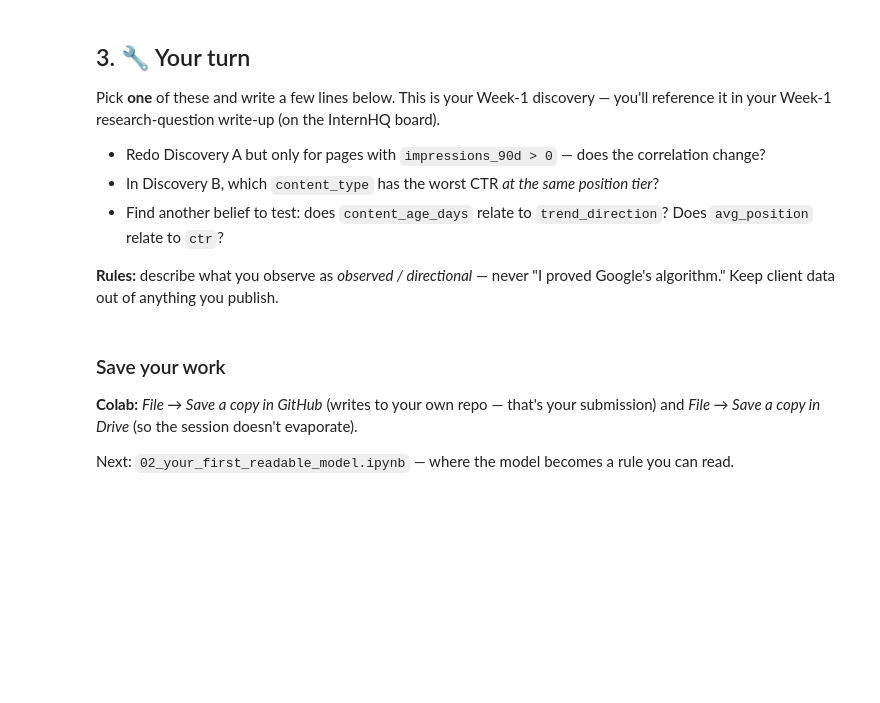
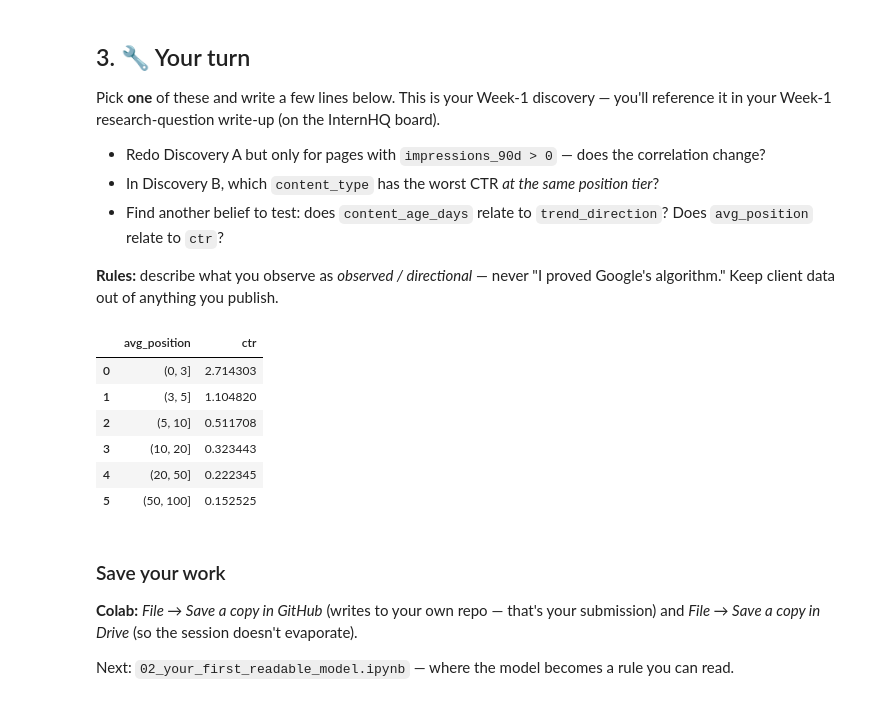
Before and after one commit to anilchary225/flyrank-ml-internship, a Jupyter notebook: notebooks/01_first_look_and_discovery.ipynb, the cells around one changed output. Saved outputs shown, nothing was run; the diff lists cells and outputs as text; code cells hidden in the pictures; blank space fills up the shorter version.

```diff
--- a/notebooks/01_first_look_and_discovery.ipynb
+++ b/notebooks/01_first_look_and_discovery.ipynb
@@ -101,0 +156,19 @@ Pick **one** of these and write a few lines below. This is your Week-1 discovery
+# %%
+# Your discovery here
+
+
+result = (
+    df.groupby(pd.cut(df["avg_position"], bins=[0, 3, 5, 10, 20, 50, 100]))
+          ["ctr"]
+                .mean()
+                      .reset_index()
+                      )
+result
+# %% [output]
+|  | avg_position | ctr |
+| 0 | (0, 3] | 2.714303 |
+| 1 | (3, 5] | 1.104820 |
+| 2 | (5, 10] | 0.511708 |
+| 3 | (10, 20] | 0.323443 |
+| 4 | (20, 50] | 0.222345 |
+| 5 | (50, 100] | 0.152525 |
```
Also changed, not shown: parts of 10 cells of this notebook.
